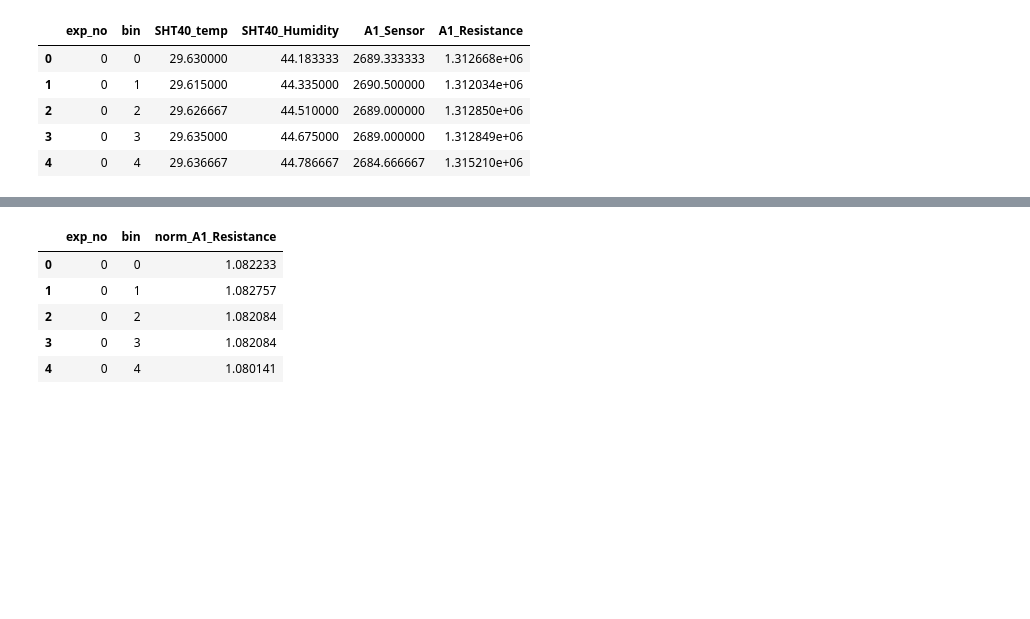
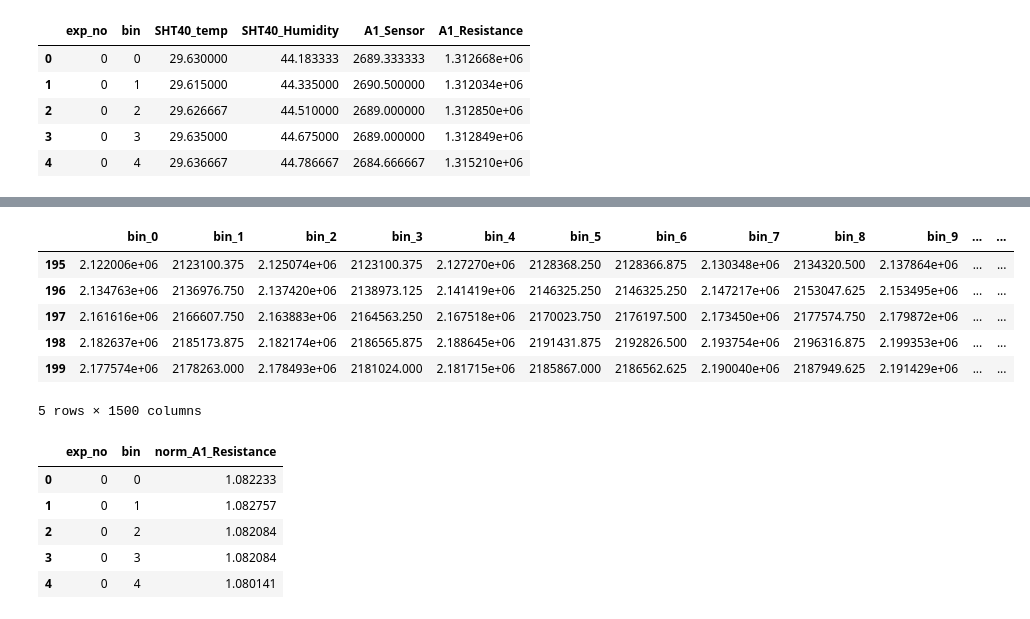
Before and after one commit to gavinlouuu-kpt/gas-sensor-ml, a Jupyter notebook: notebooks/node 1.2-lkw-data-combining.ipynb, the cells around one changed output, grey strips where cells are left out. Saved outputs shown, nothing was run; the diff lists cells and outputs as text; code cells hidden in the pictures; blank space fills up the shorter version.

```diff
--- a/notebooks/node 1.2-lkw-data-combining.ipynb
+++ b/notebooks/node 1.2-lkw-data-combining.ipynb
@@ -150,7 +178,7 @@ def _remove_exp_no(df: pd.DataFrame) -> pd.DataFrame:
     df = df.drop(columns=['exp_no'])
     return df
 
-
-_remove_exp_no(trans_df)
+# expose only the first 200 bin
+trans_df = _remove_exp_no(trans_df).iloc[:200]
 # %% [output]
 |  | bin_0 | bin_1 | bin_2 | bin_3 | bin_4 | bin_5 | bin_6 | bin_7 | bin_8 | bin_9 | ... | ... |
@@ -169,3 +191,13 @@ _remove_exp_no(trans_df)
+# %%
+trans_df.tail()
+# %% [output]
+|  | bin_0 | bin_1 | bin_2 | bin_3 | bin_4 | bin_5 | bin_6 | bin_7 | bin_8 | bin_9 | ... | ... |
+| 195 | 2.122006e+06 | 2123100.375 | 2.125074e+06 | 2123100.375 | 2.127270e+06 | 2128368.250 | 2128366.875 | 2.130348e+06 | 2134320.500 | 2.137864e+06 | ... | ... |
+| 196 | 2.134763e+06 | 2136976.750 | 2.137420e+06 | 2138973.125 | 2.141419e+06 | 2146325.250 | 2146325.250 | 2.147217e+06 | 2153047.625 | 2.153495e+06 | ... | ... |
+| 197 | 2.161616e+06 | 2166607.750 | 2.163883e+06 | 2164563.250 | 2.167518e+06 | 2170023.750 | 2176197.500 | 2.173450e+06 | 2177574.750 | 2.179872e+06 | ... | ... |
+| 198 | 2.182637e+06 | 2185173.875 | 2.182174e+06 | 2186565.875 | 2.188645e+06 | 2191431.875 | 2192826.500 | 2.193754e+06 | 2196316.875 | 2.199353e+06 | ... | ... |
+| 199 | 2.177574e+06 | 2178263.000 | 2.178493e+06 | 2181024.000 | 2.181715e+06 | 2185867.000 | 2186562.625 | 2.190040e+06 | 2187949.625 | 2.191429e+06 | ... | ... |
+5 rows × 1500 columns
 # %%
 # to see the last 5 columns of the dataframe use .iloc[:, -5:]
 last_v_column_df = trans_df.iloc[:, -5:]
```
Also changed, not shown: parts of 4 cells of this notebook, 4 other files.
